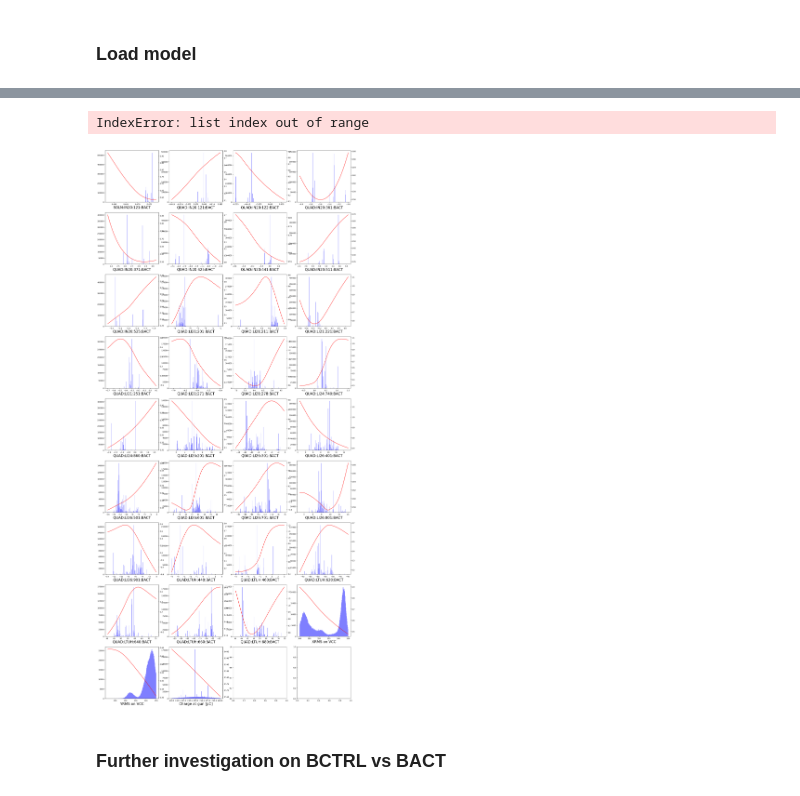
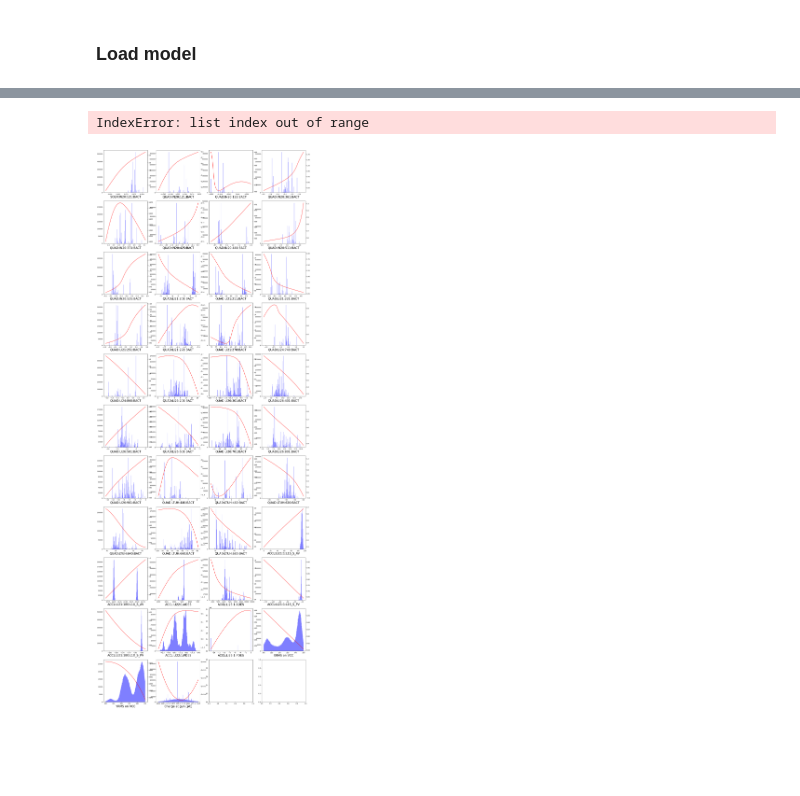
Before and after one commit to zihan-zh/LCLS_FEL_modeling, a Jupyter notebook: NN_models.ipynb, the cells around one changed output, grey strips where cells are left out. Saved outputs shown, nothing was run; the diff lists cells and outputs as text; code cells hidden in the pictures; blank space fills up the shorter version.

```diff
--- a/NN_models.ipynb
+++ b/NN_models.ipynb
@@ -365,7 +392,7 @@ def create_model(version: int = 0):
 model_version = 5
 model = create_model(model_version)
 # %%
-lr = 1e-5
+lr = 5e-6
 weight_decay = 1e-6
 n_epochs = 100
 criterion = nn.MSELoss()
@@ -666,0 +653,18 @@ Charge at gun [pC]: [247.52826043886756, 253.67719862848193]
+# %%
+# create TorchModel
+lume_model = TorchModel(
+    model=loaded_model_path,
+    input_variables=input_cols,
+    output_variables=output_cols,
+    input_transformers=[input_scaler],
+    output_transformers=[output_scaler],
+)
+# %%
+# wrap in TorchModule
+lume_module = TorchModule(
+    model=lume_model,
+    input_order=lume_model.input_names,
+    output_order=lume_model.output_names,
+)
+
+lume_module
@@ -667,5 +692,5 @@ Charge at gun [pC]: [247.52826043886756, 253.67719862848193]
 # %%
-nrows, ncols = 9, 4
+nrows, ncols = 11, 4
 figsize = (25, 25 * nrows / ncols)
 
 fig, ax1 = plt.subplots(nrows=nrows, ncols=ncols, sharey=False, figsize=figsize)
@@ -673,45 +698,44 @@ fig, ax1 = plt.subplots(nrows=nrows, ncols=ncols, sharey=False, figsize=figsize)
 
 for i in range(nrows * ncols):
     ax_i = ax1[i // ncols, i % ncols]
-    column_name = input_cols[i]
+    column_name = input_cols[i].name
     lower_limit = np.percentile(final_df[column_name], 0)
     upper_limit = np.percentile(final_df[column_name], 100)
     step = (upper_limit - lower_limit) / 100  # define your step size
 
     median_row = pd.DataFrame(final_df.median()).transpose()
     # Create an empty DataFrame to store the results
     scanned_df = pd.DataFrame(columns=final_df.columns)
 
     # Iterate over the range of values you want for the specific column
     for i, value in enumerate(np.arange(lower_limit, upper_limit + step, step)):
         # Create a copy of the original DataFrame
         new_row = median_row.copy()
 
         # Modify the specific column with the current value
         new_row.at[0, column_name] = value
-        # Concatenate the modified row to the results DataFrame
+
         scanned_df = pd.concat([scanned_df, new_row], ignore_index=True)
 
-        # Transform the input data using the input_scaler
-        # scaled_inputs = torch.from_numpy(input_scaler.transform(scanned_df[input_cols].values)).float() # for sklearn
-        scaled_inputs = input_scaler.transform(torch.tensor(scanned_df[input_cols].values.astype('float32'), dtype=torch.float32)) # for botorch
-        # Pass the scaled inputs through your model
-        model_outputs = model(scaled_inputs)
+        # # Transform the input data using the input_scaler
+        # # scaled_inputs = torch.from_numpy(input_scaler.transform(scanned_df[input_cols].values)).float() # for sklearn
+        # scaled_inputs = input_scaler.transform(torch.tensor(scanned_df[input_cols].values.astype('float32'), dtype=torch.float32)) # for botorch
+        # # Pass the scaled inputs through your model
+        # model_outputs = model(scaled_inputs)
+        # # Inverse transform the model outputs using the output_scaler
+        # # final_output = output_scaler.inverse_transform(model_outputs.detach().numpy()) # for sklearn
+        # final_output = output_scaler._untransform(model_outputs).detach().numpy() # for botorch
 
-        # Inverse transform the model outputs using the output_scaler
-        # final_output = output_scaler.inverse_transform(model_outputs.detach().numpy()) # for sklearn
-        final_output = output_scaler._untransform(model_outputs).detach().numpy() # for botorch
+        final_output = lume_module(torch.tensor(scanned_df[lume_model.input_names].values))
     ax_i.hist(final_df[column_name], bins=200, color="blue", alpha=0.5)
     ax2 = ax_i.twinx()
-    ax2.plot(scanned_df[column_name], final_output[:,0], color="red")
+    ax2.plot(scanned_df[column_name], final_output, color="red")
     ax_i.set_xlabel(column_name, fontsize=20)
     ax_i.tick_params(axis='x', labelsize=10)
     # if i % ncols == 0:
         # ax_i.set_ylabel("HXR pulse intensity")
 
 fig.tight_layout()
 # %% [output]
 IndexError: list index out of range
-[figure, old version]
+[figure, new version]
-# %% [markdown]
-### Further investigation on BCTRL vs BACT
```
Also changed, not shown: parts of 19 cells of this notebook, 1 other file.
